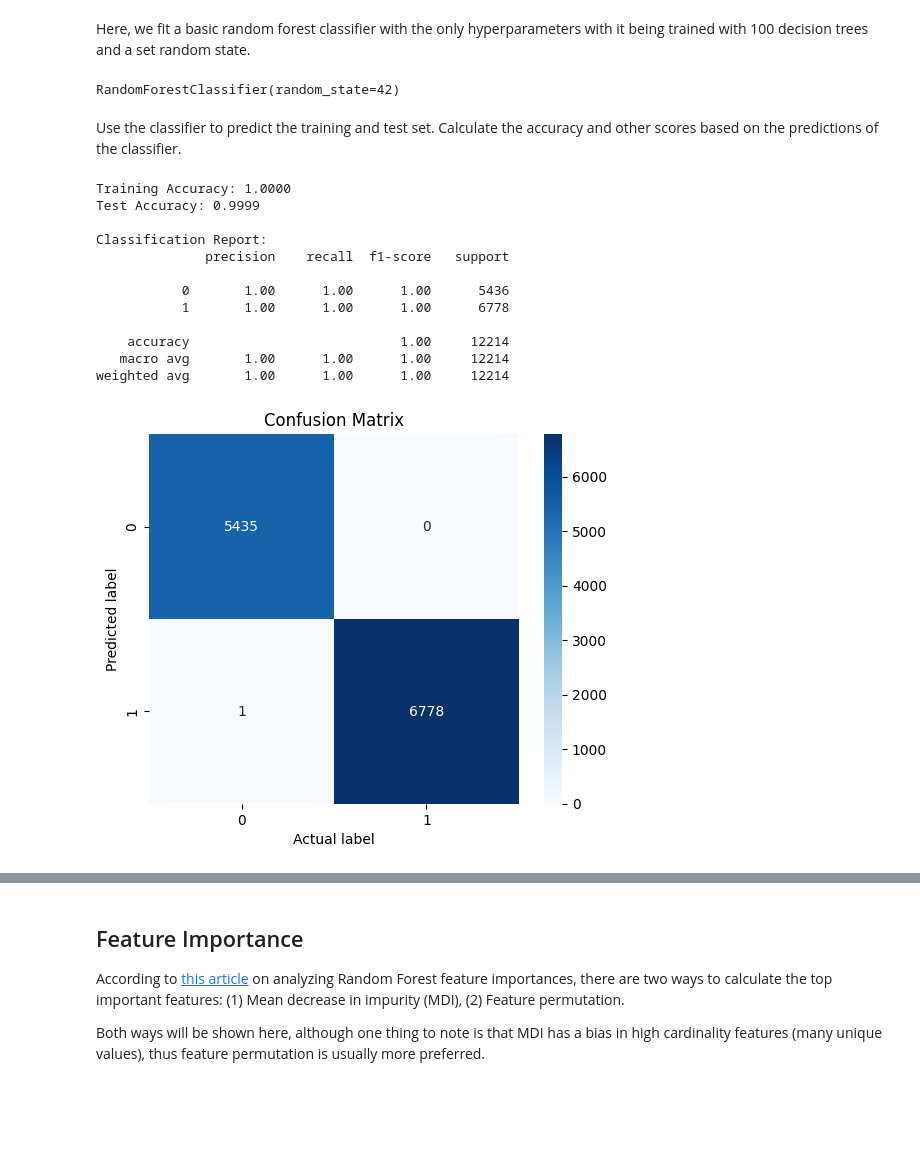
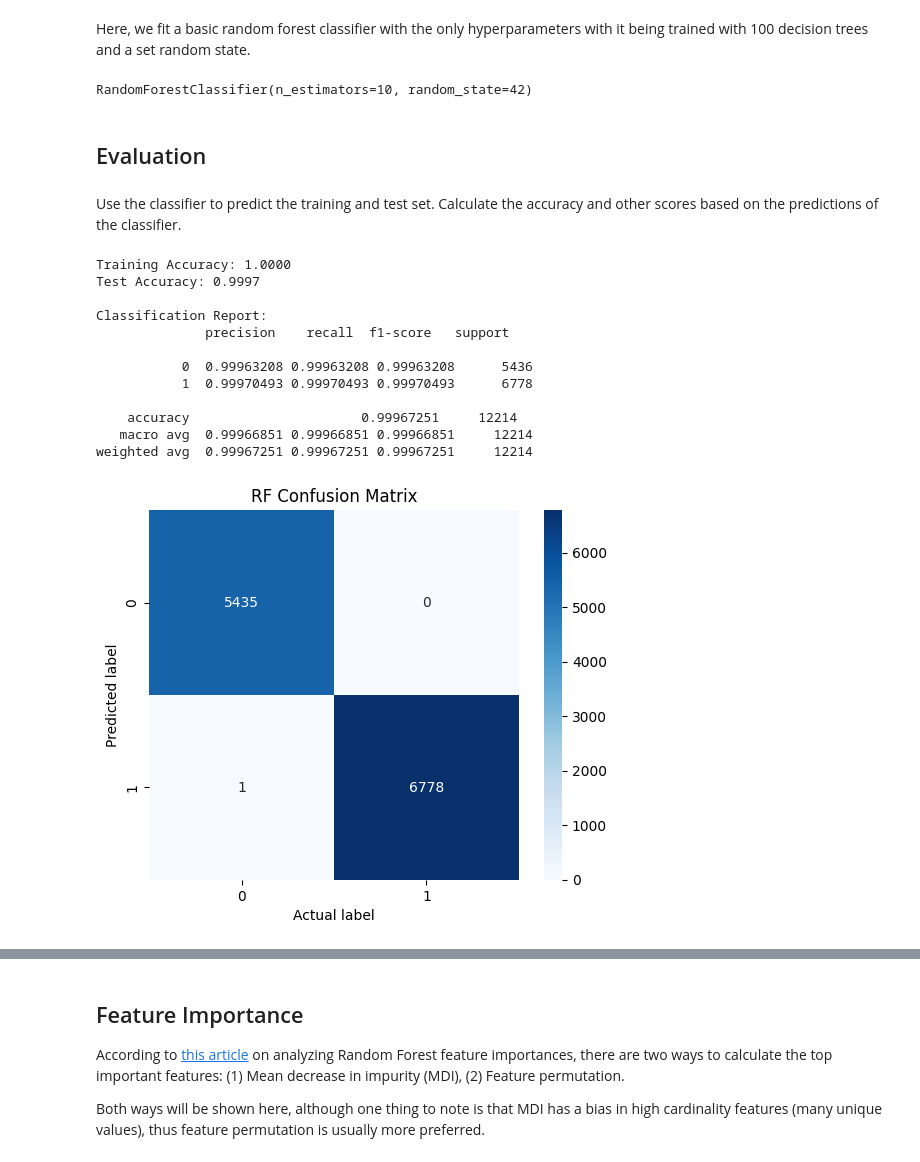
Before and after one commit to GerardoG2/PoisonMushroomClassifier, a Jupyter notebook: Notebooks/randomforest.ipynb, the cells around one changed output, grey strips where cells are left out. Saved outputs shown, nothing was run; the diff lists cells and outputs as text; code cells hidden in the pictures; blank space fills up the shorter version.

Commit message:
Added more analysis for random forest

```diff
--- a/Notebooks/randomforest.ipynb
+++ b/Notebooks/randomforest.ipynb
@@ -221,14 +221,15 @@ import seaborn as sns
 # %% [markdown]
 Here, we fit a basic random forest classifier with the only hyperparameters with it being trained with 100 decision trees and a set random state.
 # %%
-clf = RandomForestClassifier(n_estimators=100, random_state=42)
+clf = RandomForestClassifier(n_estimators=10, random_state=42)
 clf.fit(X_train, y_train)
 # %% [output]
-RandomForestClassifier(random_state=42)
+RandomForestClassifier(n_estimators=10, random_state=42)
+# %% [markdown]
+## Evaluation
 # %% [markdown]
 Use the classifier to predict the training and test set. Calculate the accuracy and other scores based on the predictions of the classifier.
 # %%
-
 y_pred = clf.predict(X_test)
 y_pred_train = clf.predict(X_train)
 
@@ -238,26 +239,26 @@ train_accuracy = accuracy_score(y_train, y_pred_train)
 print(f"Training Accuracy: {train_accuracy:.4f}")
 print(f"Test Accuracy: {test_accuracy:.4f}")
 print("\nClassification Report:")
-print(classification_report(y_test, y_pred))
+print(classification_report(y_test, y_pred, digits=8))
 # %% [output]
 Training Accuracy: 1.0000
-Test Accuracy: 0.9999
+Test Accuracy: 0.9997
 
 Classification Report:
               precision    recall  f1-score   support
 
-           0       1.00      1.00      1.00      5436
-           1       1.00      1.00      1.00      6778
+           0  0.99963208 0.99963208 0.99963208      5436
+           1  0.99970493 0.99970493 0.99970493      6778
 
-    accuracy                           1.00     12214
-   macro avg       1.00      1.00      1.00     12214
-weighted avg       1.00      1.00      1.00     12214
+    accuracy                      0.99967251     12214
+   macro avg  0.99966851 0.99966851 0.99966851     12214
+weighted avg  0.99967251 0.99967251 0.99967251     12214
 # %%
 mat = confusion_matrix(y_test, y_pred)
 sns.heatmap(mat.T, square=True, annot=True, fmt='d',
             cmap='Blues')
 plt.xlabel('Actual label')
 plt.ylabel('Predicted label')
-plt.title("Confusion Matrix");
+plt.title("RF Confusion Matrix");
 # %% [output]
-[figure, old version]
+[figure, new version]
```
Also changed, not shown: parts of 15 cells of this notebook.
